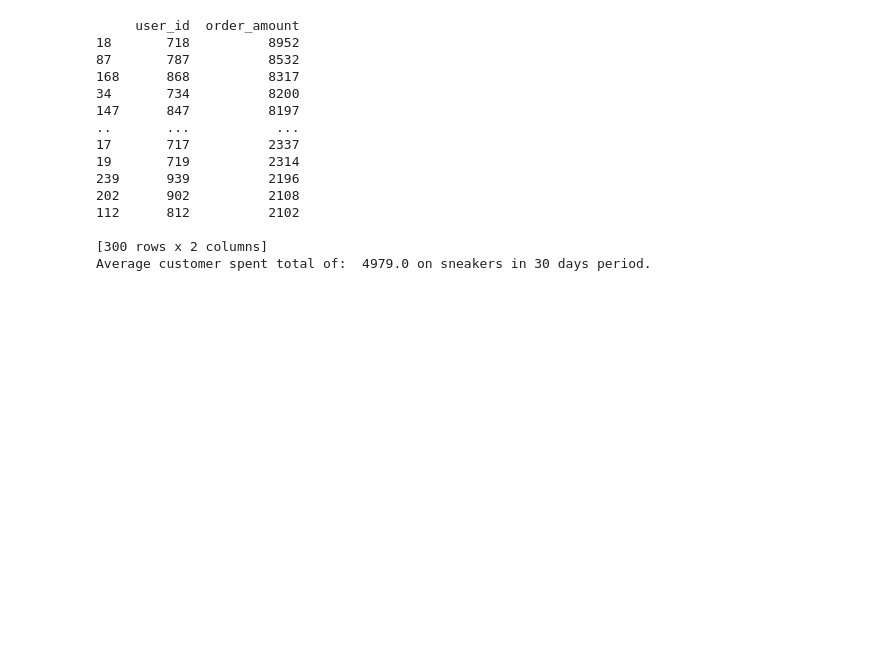
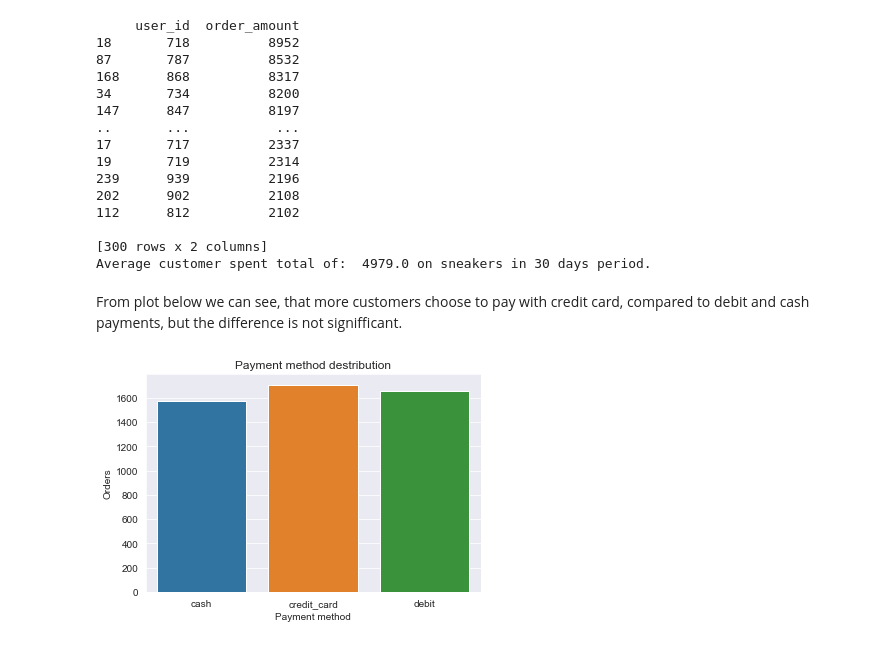
Before and after one commit to semo4ka8/coding-challenges, a Jupyter notebook: Shopify/question1/shopify_application_challenge_1.ipynb, the cells around one changed output. Drawn from its saved outputs; the diff is of its cells as text; code cells hidden in the pictures; blank space fills up the shorter version.

```diff
--- a/Shopify/question1/shopify_application_challenge_1.ipynb
+++ b/Shopify/question1/shopify_application_challenge_1.ipynb
@@ -6,7 +7,9 @@ import matplotlib.pyplot as plt
 # %% [markdown]
 Reading CSV file with data and looking at it's header to understand which values do we have to work with
 # %%
-data = pd.read_csv('E:\\Semo4ka\\Python\\Shopify\\shopify_challange_1.csv')
+sheet_url = "https://docs.google.com/spreadsheets/d/16i38oonuX1y1g7C_UAmiK9GkY7cS-64DfiDMNiR41LM/edit#gid=0"
+url_1 = sheet_url.replace("/edit#gid=", "/export?format=csv&gid=")
+data = pd.read_csv(url_1)
 print(data.head())
 # %% [output]
    order_id  shop_id  user_id  order_amount  total_items payment_method  \
@@ -349,3 +352,13 @@ print('Average customer spent total of: ', np.round(np.mean(customer_orders_amou
 
 [300 rows x 2 columns]
 Average customer spent total of:  4979.0 on sneakers in 30 days period.
+# %% [markdown]
+From plot below we can see, that more customers choose to pay with credit card, compared to debit and cash payments, but the difference is not signifficant.
+# %%
+sns.countplot(data=data_cleaned, x='payment_method')
+plt.title('Payment method destribution')
+plt.xlabel('Payment method')
+plt.ylabel('Orders')
+plt.show()
+# %% [output]
+[figure, added]
```
Also changed, not shown: parts of 7 cells of this notebook, 2 other files.
